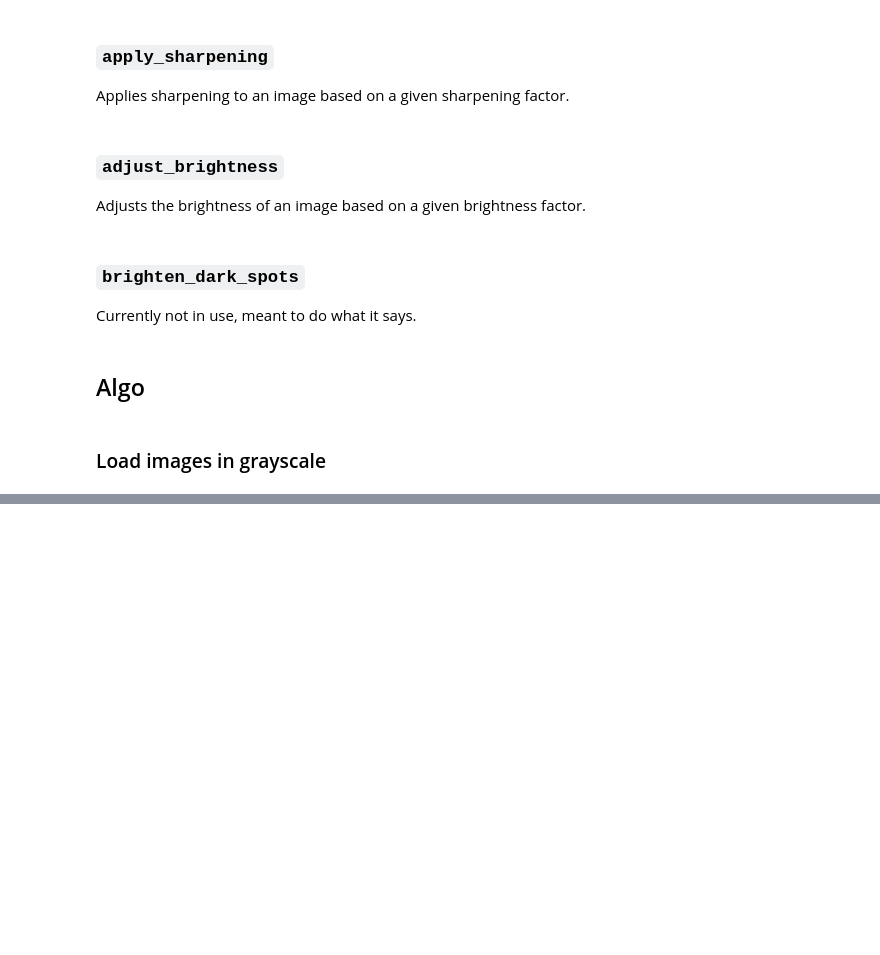
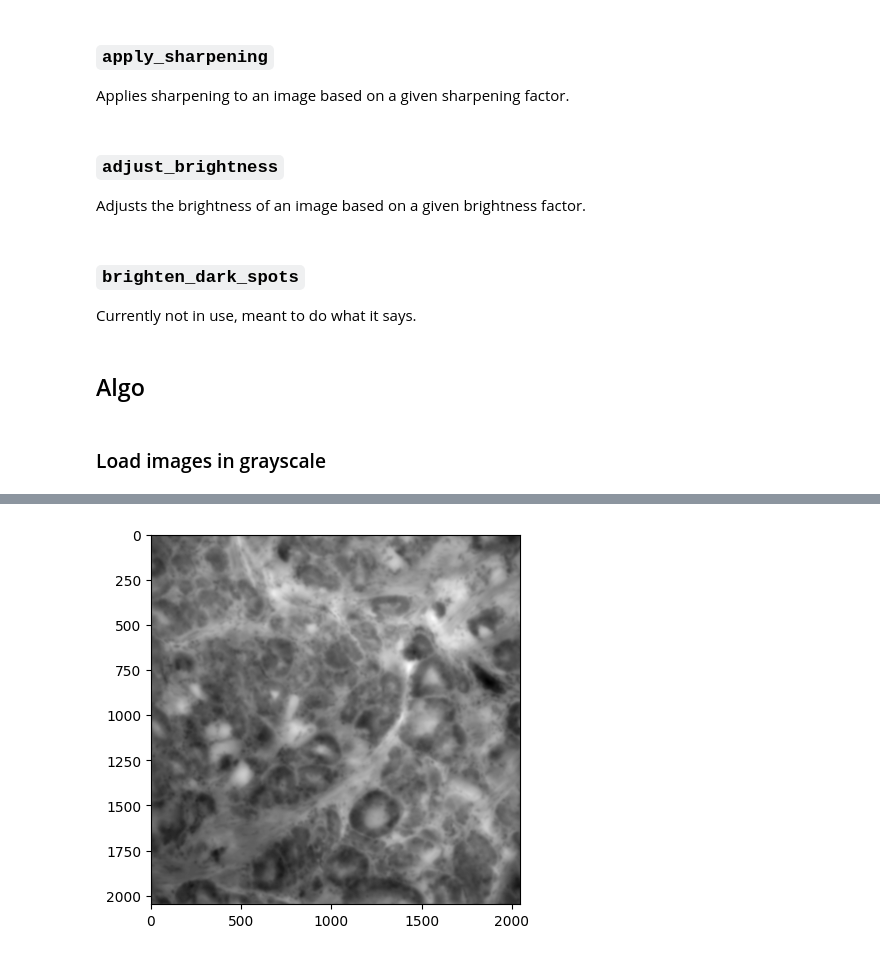
Before and after one commit to prakhargaming/Lab-thingy, a Jupyter notebook: messing-around.ipynb, the cells around one changed output, grey strips where cells are left out. Cells and saved outputs as stored; diff of their text form; code cells hidden in the pictures; blank space fills up the shorter version.

```diff
--- a/messing-around.ipynb
+++ b/messing-around.ipynb
@@ -114,6 +114,9 @@ def brighten_dark_spots(image, threshold=50, brighten_factor=1.5):
 
     # Convert back to uint8
     return brightened_image.astype(np.uint8)
+# %%
+def apply_kernel(image: np.ndarray, kernel: np.ndarray) -> np.ndarray:
+    return signal.convolve2d(image, kernel, mode='same', boundary='wrap')
 # %% [markdown]
 ## Algo
 # %% [markdown]
@@ -175,0 +138,79 @@ plt.show()
+# %%
+import numpy as np
+import cv2
+from scipy import signal
+from scipy import fftpack
+from matplotlib import pyplot as plt
+
+def gaussian_filter(size, sigma):
+    x, y = np.meshgrid(np.linspace(-1, 1, size), np.linspace(-1, 1, size))
+    d = np.sqrt(x*x + y*y)
+    g = np.exp(-(d**2 / (2.0 * sigma**2)))
+    return g / g.sum()
+
+def apply_kernel(image: np.ndarray, kernel: np.ndarray) -> np.ndarray:
+    return signal.convolve2d(image, kernel, mode='same', boundary='wrap')
+
+
+def image_to_frequency_domain(image):
+    """
+    Convert an image to its frequency domain representation.
+
+    Parameters:
+    image (numpy.ndarray): Input image as a 2D numpy array.
+
+    Returns:
+    tuple: (fft_shifted, magnitude_spectrum)
+        - fft_shifted: The shifted Fourier Transform result
+        - magnitude_spectrum: The magnitude spectrum of the frequency domain
+    """
+    # Apply 2D FFT
+    fft_result = np.fft.fft2(image)
+
+    # Shift the zero-frequency component to the center of the spectrum
+    fft_shifted = np.fft.fftshift(fft_result)
+
+    # Calculate the magnitude spectrum
+    magnitude_spectrum = 20 * np.log(np.abs(fft_shifted))
+
+    return fft_shifted, magnitude_spectrum
+
+def plot_image_and_spectrum(image, magnitude_spectrum):
+    """
+    Plot the original image and its frequency domain representation.
+
+    Parameters:
+    image (numpy.ndarray): Original input image
+    magnitude_spectrum (numpy.ndarray): Magnitude spectrum of the frequency domain
+    """
+    plt.subplot(121), plt.imshow(image, cmap='gray')
+    plt.title('Input Image'), plt.xticks([]), plt.yticks([])
+    plt.subplot(122), plt.imshow(magnitude_spectrum, cmap='gray')
+    plt.title('Magnitude Spectrum'), plt.xticks([]), plt.yticks([])
+    plt.show()
+
+# ... (keep your existing imports and function definitions)
+
+input_image = cv2.imread('Prostate.jpg', cv2.IMREAD_GRAYSCALE)
+target_image = cv2.imread('good.jpg', cv2.IMREAD_GRAYSCALE)
+
+kernal_size = 100
+
+hi1 = gaussian_filter(kernal_size, 0.3)
+hi2 = gaussian_filter(kernal_size, 1)
+hi3 = gaussian_filter(kernal_size, 0.1)
+
+hi = hi1 + hi2 + hi3
+
+# Convert the filter to frequency domain
+fft_shifted, magnitude_spectrum = image_to_frequency_domain(hi)
+
+# Plot the filter and its magnitude spectrum
+# plt.figure(figsize=(12, 5))
+# plt.subplot(121), plt.imshow(hi, cmap='gray')
+# plt.title('Combined Filter'), plt.xticks([]), plt.yticks([])
+# plt.subplot(122), plt.imshow(magnitude_spectrum, cmap='gray')
+# plt.title('Magnitude Spectrum of Filter'), plt.xticks([]), plt.yticks([])
+print(input_image.shape)
+plt.imshow(apply_kernel(input_image, hi), cmap="gray")
+# %% [output]
@@ -175,0 +219 @@ plt.show()
+[figure, added]
```
Also changed, not shown: parts of 4 cells of this notebook, 2 other files.
